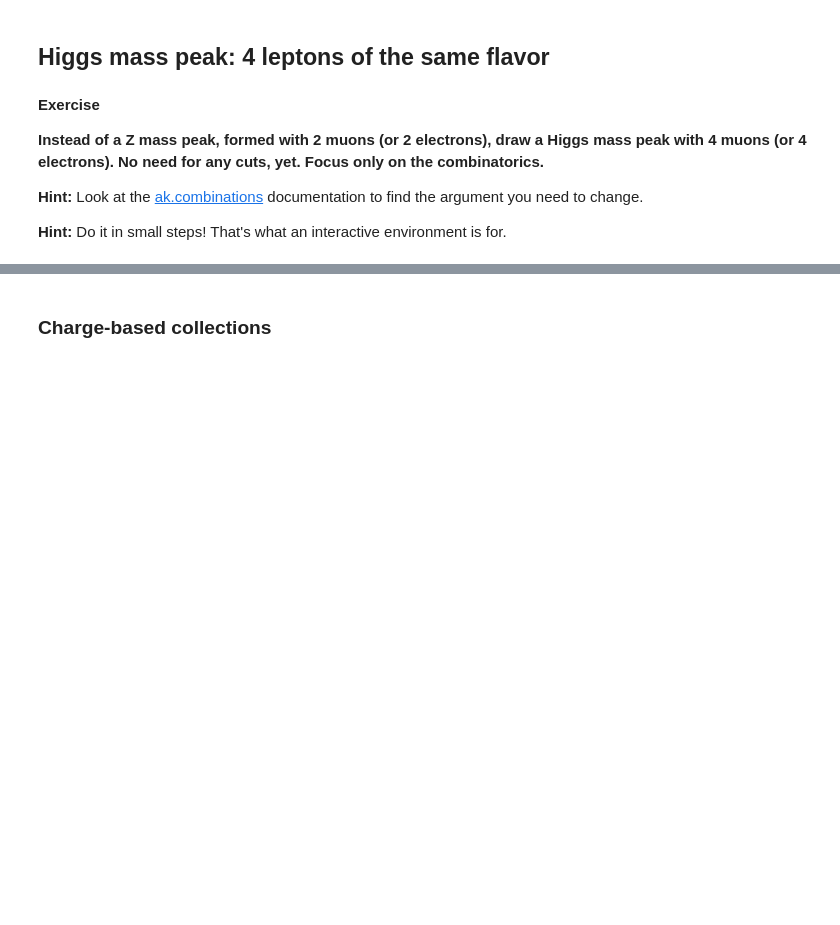
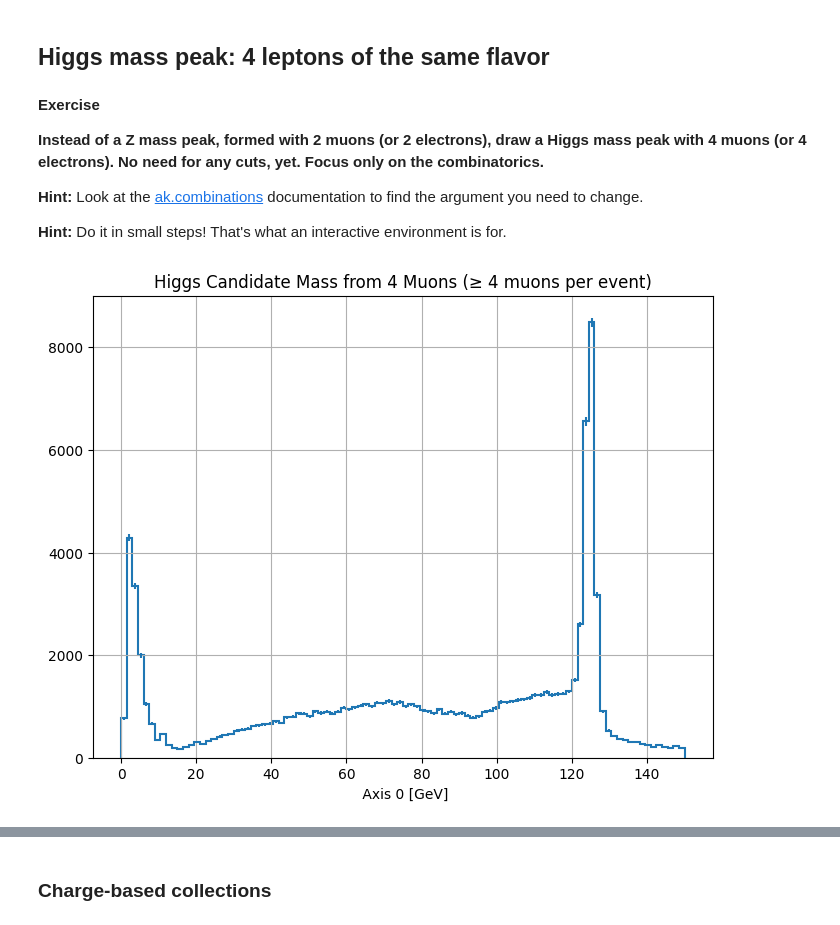
Before and after one commit to shia0/2025-Final-Assignment, a Jupyter notebook: exercises/3_py4HEP_ScikitHEP/py4hep-columnar.ipynb, the cells around one changed output, grey strips where cells are left out. Saved outputs shown, nothing was run; the diff lists cells and outputs as text; code cells hidden in the pictures; blank space fills up the shorter version.

```diff
--- a/exercises/3_py4HEP_ScikitHEP/py4hep-columnar.ipynb
+++ b/exercises/3_py4HEP_ScikitHEP/py4hep-columnar.ipynb
@@ -22,5 +33,5 @@ vector.register_awkward()
 # %%
 # Get a handle to the ROOT file and show the available branches in the tree
-file = uproot.open("./SMHiggsToZZTo4L.root")
+file = uproot.open("SMHiggsToZZTo4L.root.2")
 tree = file["Events"]
 tree.show()
@@ -74,6 +107,32 @@ events.muon.pt
 **Hint:** Look at the [ak.combinations](https://awkward-array.readthedocs.io/en/latest/_auto/ak.combinations.html) documentation to find the argument you need to change.
 
 **Hint:** Do it in small steps! That's what an interactive environment is for.
+# %%
+
+from hist import Hist
+from hist.axis import Regular
+
+mu4 = events.muon[ak.num(events.muon) >= 4]
+
+mu4_combos = ak.combinations(mu4, 4, axis=1, fields=["m1", "m2", "m3", "m4"])
+
+higgs_muon = mu4_combos["m1"] + mu4_combos["m2"] + mu4_combos["m3"] + mu4_combos["m4"]
+
+mass_muon = ak.flatten(higgs_muon.mass)
+
+hist_muon = Hist(
+    Regular(100, 0, 150, name="mass", label=" Axis 0 [GeV]"),
+)
+hist_muon.fill(mass=mass_muon)
+
+# Plot
+plt.figure(figsize=(8, 6))
+hist_muon.plot()
+plt.title("Higgs Candidate Mass from 4 Muons (≥ 4 muons per event)")
+plt.grid(True)
+plt.show()
+# %% [output]
+[figure, added]
 # %% [markdown]
 Should look like:
 
```
Also changed, not shown: parts of 23 cells of this notebook.
